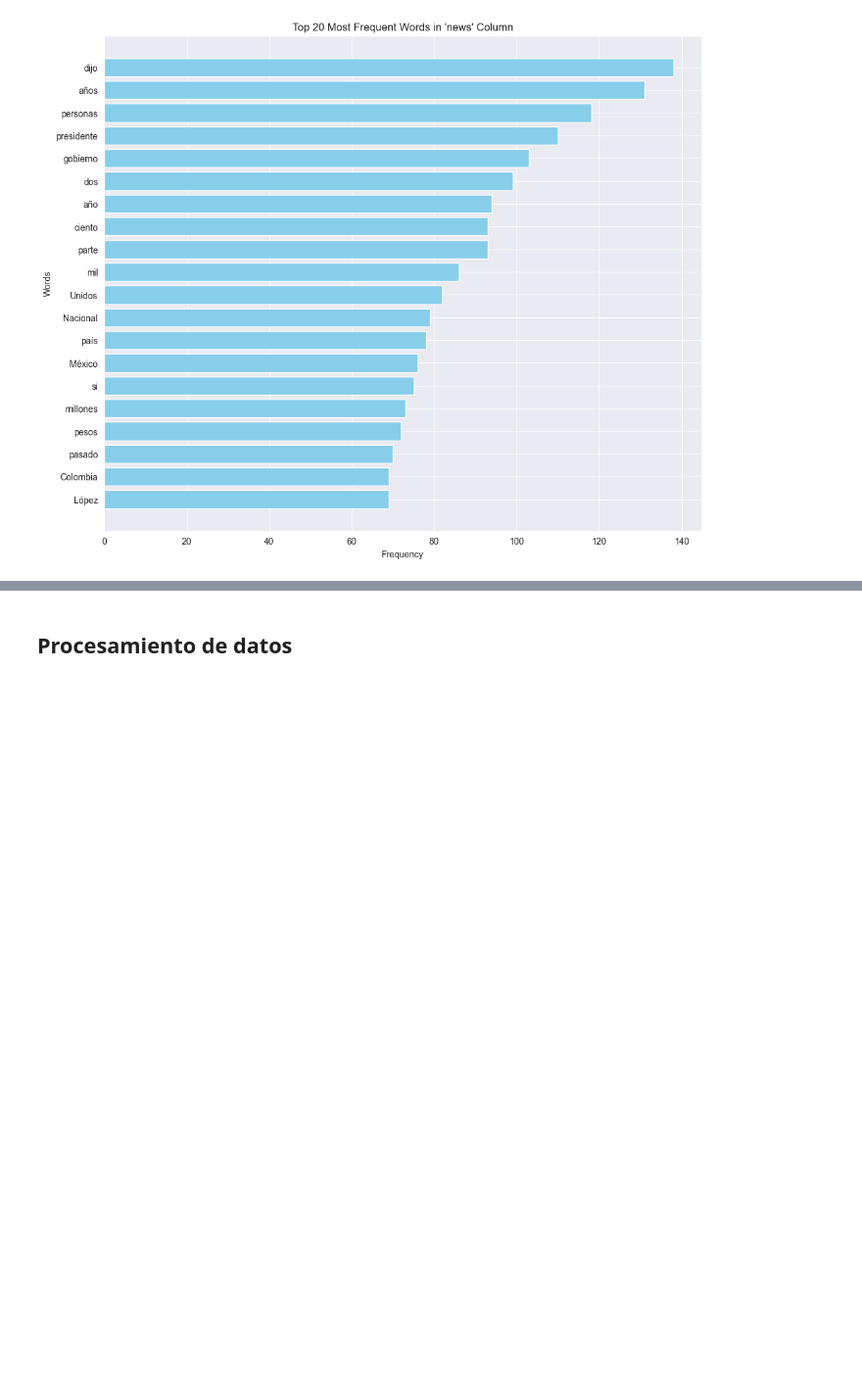
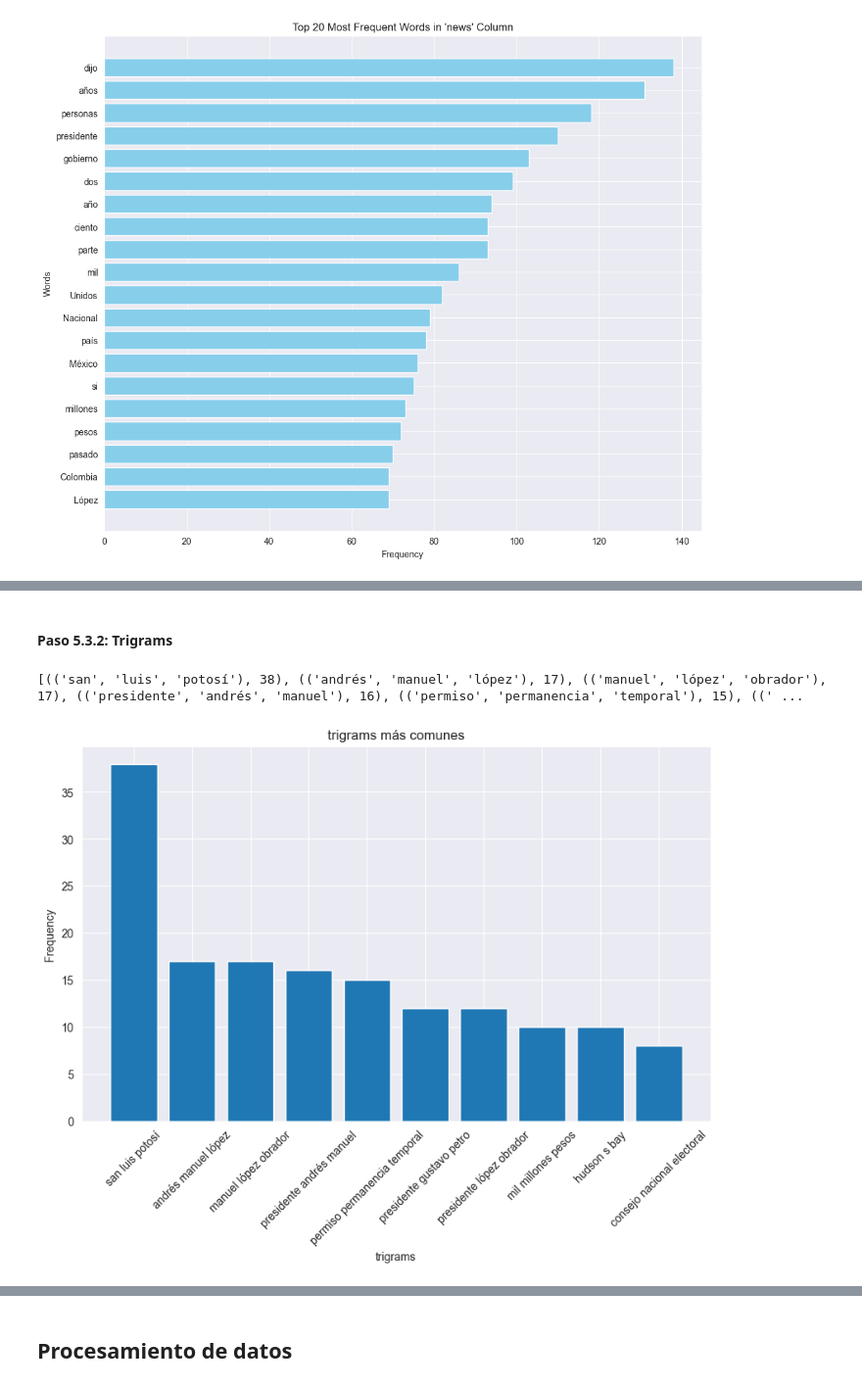
Before and after one commit to BlueAutomata/nlp-media-framing, a Jupyter notebook: notebooks/EDA.ipynb, the cells around one changed output, grey strips where cells are left out. Shown at 98% size. Saved outputs shown, nothing was run; the diff lists cells and outputs as text; code cells hidden in the pictures; blank space fills up the shorter version.

```diff
--- a/notebooks/EDA.ipynb
+++ b/notebooks/EDA.ipynb
@@ -359,0 +419,30 @@ plt.show()
+# %% [markdown]
+#### Paso 5.3.2: Trigrams
+# %%
+df['trigrams'] = df['news'].apply(lambda x: generate_ngramas(x, 3))
+# %%
+# Combinar todos los n-gramas en una sola lista
+todos_los_trigrams = [trigram for sublist in df['trigrams'] for trigram in sublist]
+
+# Contar la frecuencia de cada n-grama
+frecuencia_trigrams = Counter(todos_los_trigrams)
+
+# Mostrar los n-gramas más comunes
+print(frecuencia_trigrams.most_common(10))
+# %% [output]
+[(('san', 'luis', 'potosí'), 38), (('andrés', 'manuel', 'lópez'), 17), (('manuel', 'lópez', 'obrador'), 17), (('presidente', 'andrés', 'manuel'), 16), (('permiso', 'permanencia', 'temporal'), 15), ((' ...
+# %%
+# Convertir a DataFrame para facilitar la visualización
+df_trigram_frequency = pd.DataFrame(frecuencia_trigrams.most_common(10), columns=['trigrams', 'Frequency'])
+df_trigram_frequency['trigrams'] = df_trigram_frequency['trigrams'].apply(lambda x: ' '.join(x))
+
+# Graficar
+plt.figure(figsize=(10, 6))
+plt.bar(df_trigram_frequency['trigrams'], df_trigram_frequency['Frequency'])
+plt.xlabel('trigrams')
+plt.ylabel('Frequency ')
+plt.title('trigrams más comunes')
+plt.xticks(rotation=45)
+plt.show()
+# %% [output]
+[figure, added]
```
Also changed, not shown: parts of 28 cells of this notebook, 1 other file.
